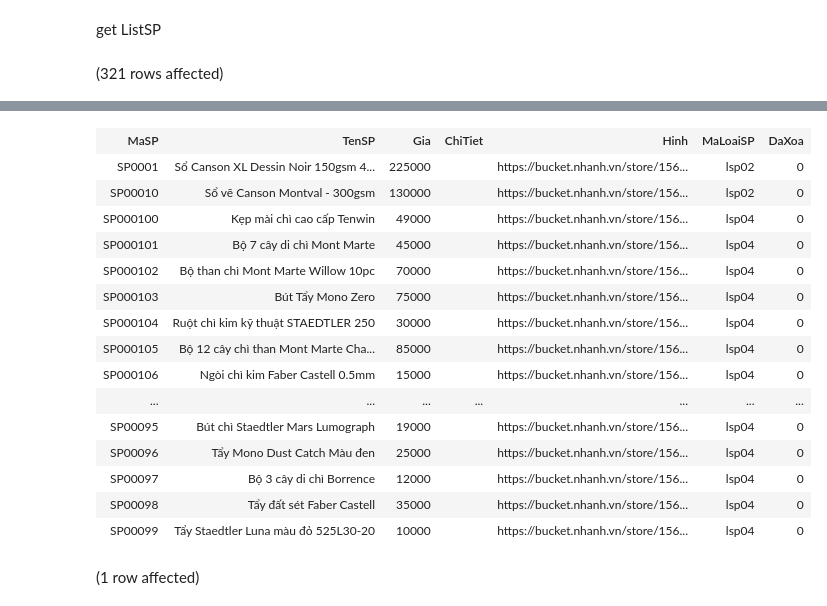
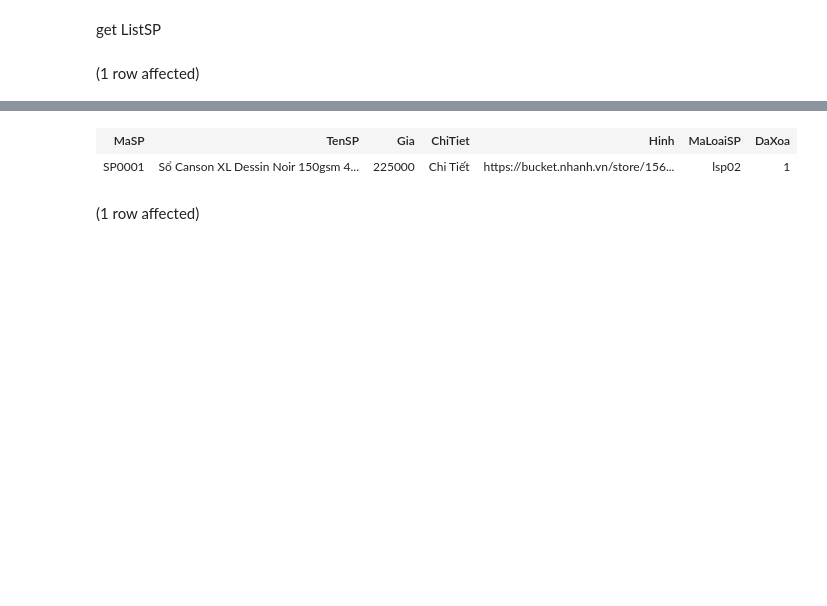
Before and after one commit to LienNTB/QuanLyHoaCu, a Jupyter notebook: data/3_TestUtils.ipynb, the cells around one changed output, grey strips where cells are left out. Saved outputs shown, nothing was run; the diff lists cells and outputs as text; code cells hidden in the pictures; blank space fills up the shorter version.

```diff
--- a/data/3_TestUtils.ipynb
+++ b/data/3_TestUtils.ipynb
@@ -19,6 +29,6 @@ Total execution time: 00:00:00.007
 # %% [markdown]
 get ListSP
 # %%
-select * from SanPham
+select * from SanPham   where MaSP='SP0001'
 # %% [output]
-(321 rows affected)
+(1 row affected)
@@ -26,19 +36,5 @@ Total execution time: 00:00:00.018
 | MaSP | TenSP | Gia | ChiTiet | Hinh | MaLoaiSP | DaXoa |
-| SP0001 | Sổ Canson XL Dessin Noir 150gsm 4... | 225000 |  | https://bucket.nhanh.vn/store/156... | lsp02 | 0 |
-| SP00010 | Sổ vẽ Canson Montval - 300gsm | 130000 |  | https://bucket.nhanh.vn/store/156... | lsp02 | 0 |
-| SP000100 | Kẹp mài chì cao cấp Tenwin | 49000 |  | https://bucket.nhanh.vn/store/156... | lsp04 | 0 |
-| SP000101 | Bộ 7 cây di chì Mont Marte | 45000 |  | https://bucket.nhanh.vn/store/156... | lsp04 | 0 |
-| SP000102 | Bộ than chì Mont Marte Willow 10pc | 70000 |  | https://bucket.nhanh.vn/store/156... | lsp04 | 0 |
-| SP000103 | Bút Tẩy Mono Zero | 75000 |  | https://bucket.nhanh.vn/store/156... | lsp04 | 0 |
-| SP000104 | Ruột chì kim kỹ thuật STAEDTLER 250 | 30000 |  | https://bucket.nhanh.vn/store/156... | lsp04 | 0 |
-| SP000105 | Bộ 12 cây chì than Mont Marte Cha... | 85000 |  | https://bucket.nhanh.vn/store/156... | lsp04 | 0 |
-| SP000106 | Ngòi chì kim Faber Castell 0.5mm | 15000 |  | https://bucket.nhanh.vn/store/156... | lsp04 | 0 |
-| ... | ... | ... | ... | ... | ... | ... |
-| SP00095 | Bút chì Staedtler Mars Lumograph | 19000 |  | https://bucket.nhanh.vn/store/156... | lsp04 | 0 |
-| SP00096 | Tẩy Mono Dust Catch Màu đen | 25000 |  | https://bucket.nhanh.vn/store/156... | lsp04 | 0 |
-| SP00097 | Bộ 3 cây di chì Borrence | 12000 |  | https://bucket.nhanh.vn/store/156... | lsp04 | 0 |
-| SP00098 | Tẩy đất sét Faber Castell | 35000 |  | https://bucket.nhanh.vn/store/156... | lsp04 | 0 |
-| SP00099 | Tẩy Staedtler Luna màu đỏ 525L30-20 | 10000 |  | https://bucket.nhanh.vn/store/156... | lsp04 | 0 |
+| SP0001 | Sổ Canson XL Dessin Noir 150gsm 4... | 225000 | Chi Tiết | https://bucket.nhanh.vn/store/156... | lsp02 | 1 |
 # %%
 update SanPham set DaXoa=1 where 	MaSP='SP0001'
 # %% [output]
```
Also changed, not shown: parts of 7 cells of this notebook, 4 other files.
